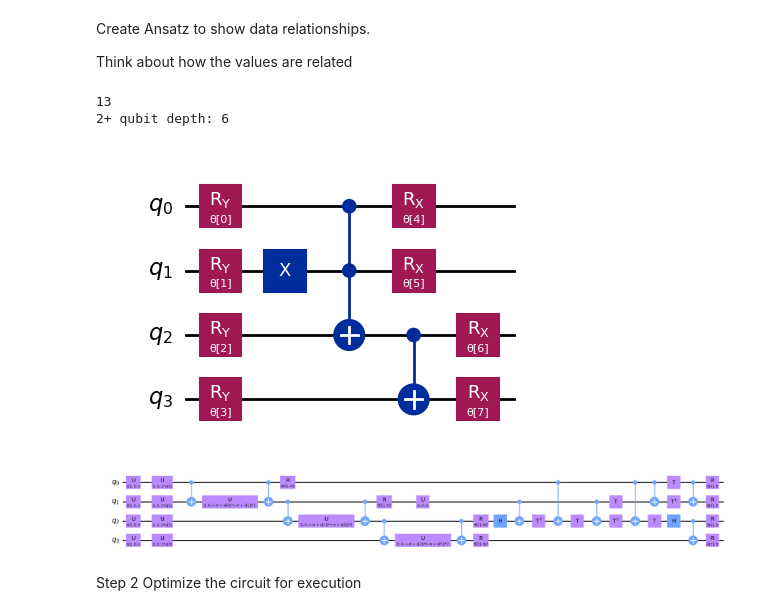
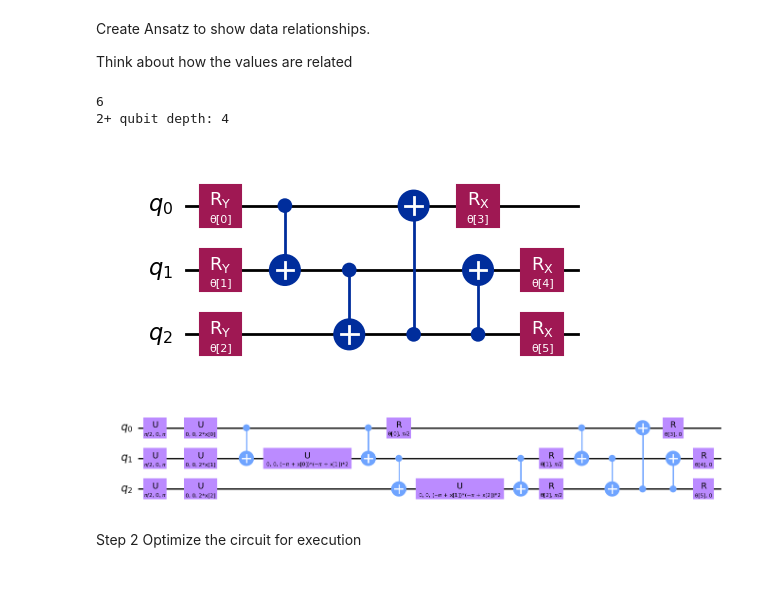
Before and after one commit to peoplesinc/air-pollution-data, a Jupyter notebook: baltimore-figures/baltimore_qml.ipynb, the cells around one changed output. Cells and saved outputs as stored; diff of their text form; code cells hidden in the pictures; blank space fills up the shorter version.

```diff
--- a/baltimore-figures/baltimore_qml.ipynb
+++ b/baltimore-figures/baltimore_qml.ipynb
@@ -227,65 +425,29 @@ Think about how the values are related
 # %%
 # Import the necessary packages
 from qiskit import QuantumCircuit
-from qiskit.circuit import ParameterVector
-
-# Initialize the circuit using the same number of qubits as the image has pixels
-qnn_circuit = QuantumCircuit(num_qubits)
-
-# We choose to have two variational parameters for each qubit.
-params = ParameterVector("θ", length=2 * num_qubits)
-
-
-
-# A first variational layer:
-for i in range(num_qubits):
-    qnn_circuit.ry(params[i], i)
 
 # Here is a list of qubit pairs between which we want CNOT gates. The choice of these is not yet obvious.
 # Change this to include ALL of the demographic group qubits
-qnn_cnot_list = [[2,3]]
+#qnn_cnot_list = [[0,2],[0,1],[1,3],[3,2],[2,1],[3,0]]
+qnn_cnot_list = [[0,1],[1,2],[2,0],[2,1]]
 #qnn_cnot_list = [[6, 0], [8, 1], [8, 2]]
 
-
-'''
-  0 - # % of White population
-  1 - # % of Black population
-  2 - # % of Hispanic population
-  3 - # % of Asian population
-  4 - # % of Other population
-  5 - # Normalized total
-  6 - # NO2 levels | Low is good
-  7 - # PHOLC levels
-  8 - # PM25 levels | high is bad
-'''
-qnn_circuit.x(1)
-qnn_circuit.ccx(0, 1, 2)
-
-for i in range(len(qnn_cnot_list)):
-    qnn_circuit.cx(qnn_cnot_list[i][0], qnn_cnot_list[i][1])
-
-# The second variational layer:
-for i in range(num_qubits):
-    qnn_circuit.rx(params[num_qubits + i], i)
-
-# Undo the change
-# qnn_circuit.x(1)
-
+ansatz = create_ansatz_circuit(qubits=num_qubits, cnot_list=qnn_cnot_list)
 # Check the circuit depth, and the two-qubit gate depth
-print(qnn_circuit.decompose().depth())
+print(ansatz.decompose().depth())
 print(
-    f"2+ qubit depth: {qnn_circuit.decompose().depth(lambda instr: len(instr.qubits) > 1)}"
+    f"2+ qubit depth: {ansatz.decompose().depth(lambda instr: len(instr.qubits) > 1)}"
 )
 
 # Draw the circuit
-qnn_circuit.draw("mpl")
+ansatz.draw("mpl")
 # %% [output]
-13
-2+ qubit depth: 6
+6
+2+ qubit depth: 4
-[figure, old version]
+[figure, new version]
 # %%
 # QNN ansatz
-ansatz = qnn_circuit
+
 
 # Combine the feature map with the ansatz
 full_circuit = QuantumCircuit(num_qubits)
@@ -295,4 +457,4 @@ full_circuit.compose(ansatz, range(num_qubits), inplace=True)
 # Display the circuit
 full_circuit.decompose().draw("mpl", style="clifford", fold=-1)
 # %% [output]
-[figure, old version]
+[figure, new version]
```
Also changed, not shown: parts of 43 cells of this notebook.
